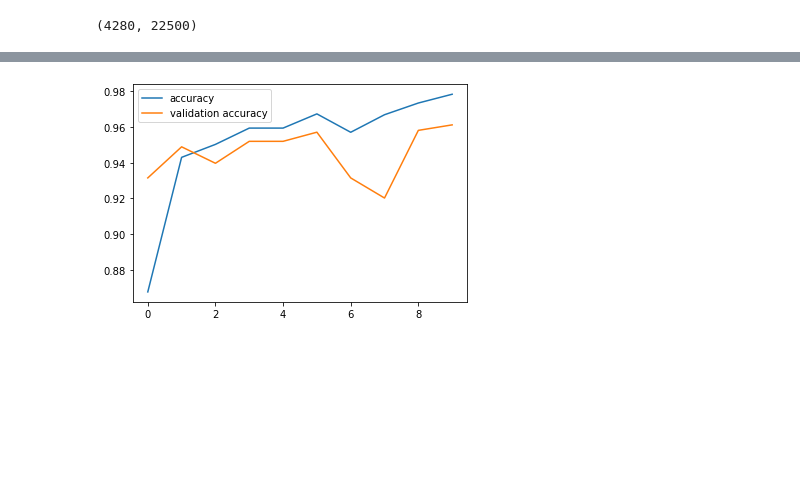
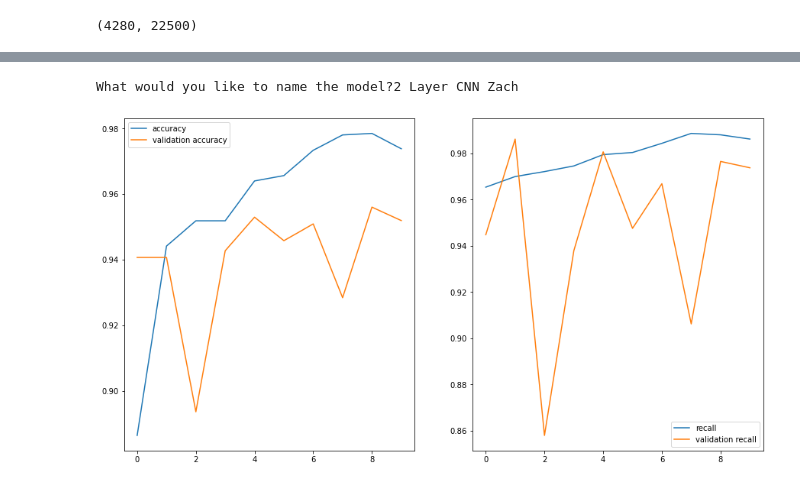
Before and after one commit to zpollats/NeuralNetworkXRayClassification, a Jupyter notebook: modeling_notebook.ipynb, the cells around one changed output, grey strips where cells are left out. Cells and saved outputs as stored; diff of their text form; code cells hidden in the pictures; blank space fills up the shorter version.

```diff
--- a/modeling_notebook.ipynb
+++ b/modeling_notebook.ipynb
@@ -270,10 +280,17 @@ Epoch 10/10
+# %%
+pickle_model(complex_cnn_history)
+# %% [output]
+What would you like to name the model?2 Layer CNN Zach
 # %%
-fig, ax = plt.subplots()
+fig, ax = plt.subplots(1,2,figsize=(15,8))
 
-sns.lineplot(complex_cnn_history.epoch, complex_cnn_history.history['accuracy'], ax=ax, label='accuracy');
-sns.lineplot(complex_cnn_history.epoch, complex_cnn_history.history['val_accuracy'], ax=ax, label='validation accuracy');
+sns.lineplot(complex_cnn_history.epoch, complex_cnn_history.history['accuracy'], ax=ax[0], label='accuracy');
+sns.lineplot(complex_cnn_history.epoch, complex_cnn_history.history['val_accuracy'], ax=ax[0], label='validation accuracy');
+
+sns.lineplot(complex_cnn_history.epoch, complex_cnn_history.history['recall_3'], ax=ax[1], label='recall');
+sns.lineplot(complex_cnn_history.epoch, complex_cnn_history.history['val_recall_3'], ax=ax[1], label='validation recall');
 # %% [output]
-[figure, old version]
+[figure, new version]
 # %%
 complex_cnn_model2 = models.Sequential()
 complex_cnn_model2.add(layers.Conv2D(64, (4, 4), activation='relu',
```
Also changed, not shown: parts of 62 cells of this notebook.
